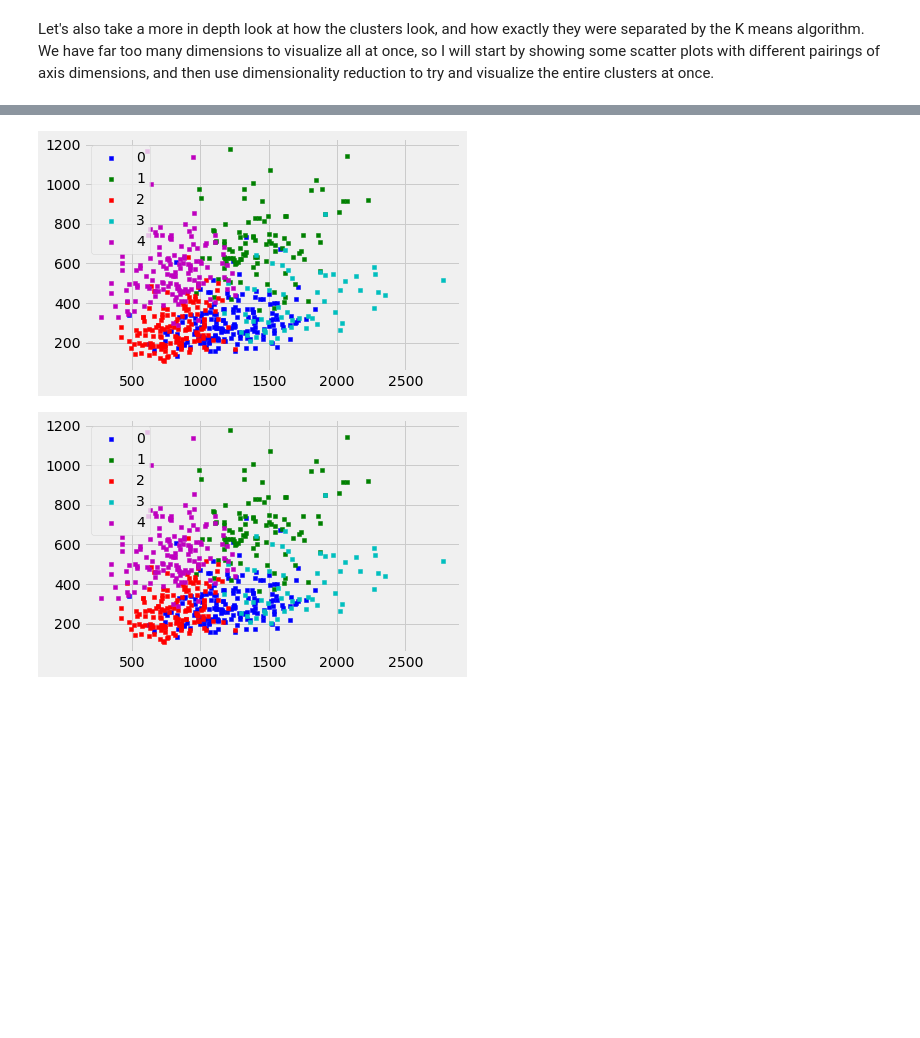
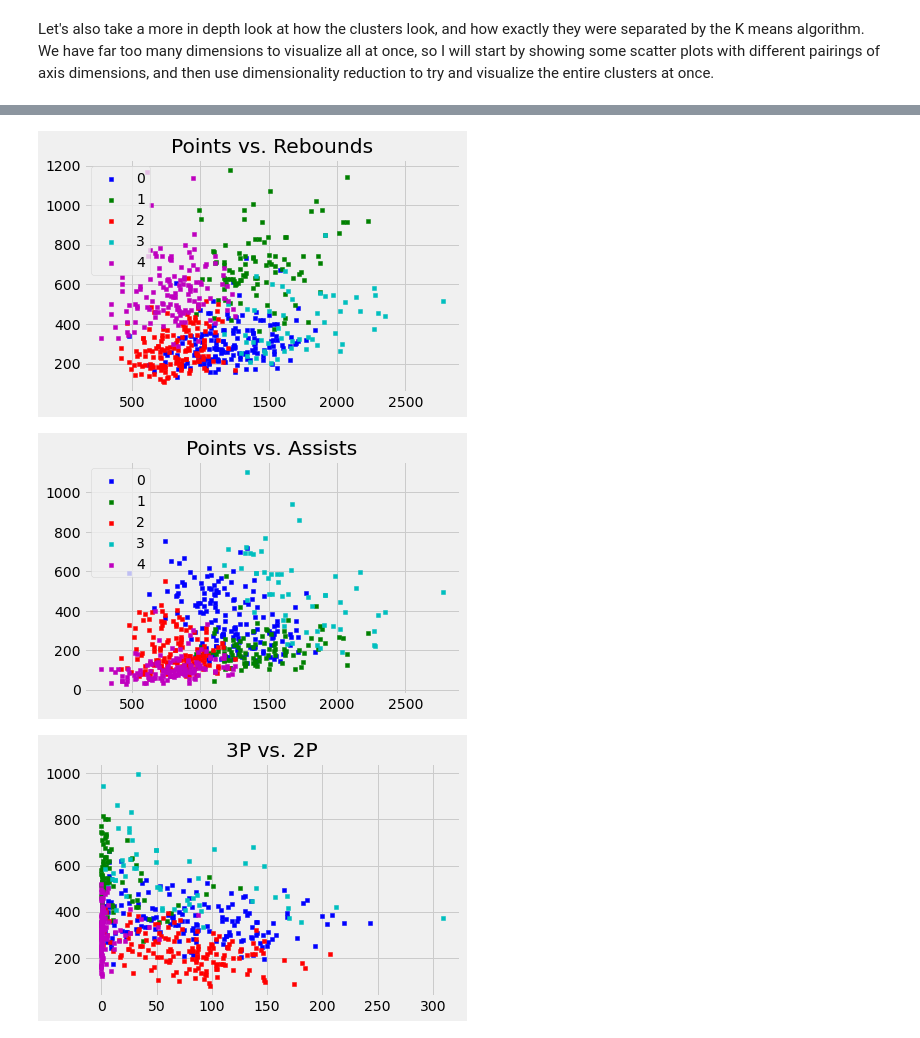
Before and after one commit to jamespupalaikis/NBA-Data, a Jupyter notebook: nba_kmeans_nb.ipynb, the cells around one changed output, grey strips where cells are left out. Saved outputs shown, nothing was run; the diff lists cells and outputs as text; code cells hidden in the pictures; blank space fills up the shorter version.

```diff
--- a/nba_kmeans_nb.ipynb
+++ b/nba_kmeans_nb.ipynb
@@ -270,26 +299,79 @@ This visualizes what I described before much more nicely. Stats are depicted as
 # %% [markdown]
 Let's also take a more in depth look at how the clusters look, and how exactly they were separated by the K means algorithm. We have far too many dimensions to visualize all at once, so I will start by showing some scatter plots with different pairings of axis dimensions, and then use dimensionality reduction to try and visualize the entire clusters at once.
 # %%
+names = list(enumerate(stats['Player']))
+print(stats)
 
 a0 = stats.loc[stats['Cluster'] == 0]
 a1 = stats.loc[stats['Cluster'] == 1]
 a2 = stats.loc[stats['Cluster'] == 2]
 a3 = stats.loc[stats['Cluster'] == 3]
 a4 = stats.loc[stats['Cluster'] == 4]
-x0,y0 = a0['PTS'], a0['ORB'] + a0['DRB']
-x1,y1 = a1['PTS'], a1['ORB'] + a1['DRB']
-x2,y2 = a2['PTS'], a2['ORB'] + a2['DRB']
-x3,y3 = a3['PTS'], a3['ORB'] + a3['DRB']
-x4,y4 = a4['PTS'], a4['ORB'] + a4['DRB']
+######################################################
+playerstolabel = ['Hakeem Olajuwon', "Shaquille O'Neal"]
 
+x0,y0 = (a0['PTS']), (a0['ORB'] + a0['DRB'])#.to_numpy()
+x1,y1 = (a1['PTS']), (a1['ORB'] + a1['DRB'])#.to_numpy()
+x2,y2 = (a2['PTS']), (a2['ORB'] + a2['DRB'])#.to_numpy()
+x3,y3 = (a3['PTS']), (a3['ORB'] + a3['DRB'])#.to_numpy()
+x4,y4 = (a4['PTS']), (a4['ORB'] + a4['DRB'])#.to_numpy()
+print(len(x0), len(y0))
 fig = plt.figure()
-ax1 = fig.add_subplot(111)
+ax1 = fig.add_subplot()
 
 ax1.scatter(x0,y0, s=10, c='b', marker="s", label='0')
 ax1.scatter(x1,y1, s=10, c='g', marker="s", label='1')
 ax1.scatter(x2,y2, s=10, c='r', marker="s", label='2')
 ax1.scatter(x3,y3, s=10, c='c', marker="s", label='3')
 ax1.scatter(x4,y4, s=10, c='m', marker="s", label='4')
-plt.legend(loc='upper left');
+
+plt.title('Points vs. Rebounds')
+ax1.legend(loc='upper left');
+'''for guy in names:
+    if(guy[1] in playerstolabel):# or (clustrs[guy[0]] == 'g'):
+        print(guy)
+        print(type(x0), type(y0))
+        ax1.annotate(guy[1],( x0.iloc[guy[0]], y0.iloc[guy[0]]))'''
 plt.show()
+
+################################################
+
+
+x00,y00 = a0['PTS'], a0['AST']
+x01,y01 = a1['PTS'], a1['AST']
+x02,y02 = a2['PTS'], a2['AST']
+x03,y03 = a3['PTS'], a3['AST']
+x04,y04 = a4['PTS'], a4['AST']
+
+fig2 = plt.figure()
+ax01 = fig2.add_subplot()
+
+ax01.scatter(x00,y00, s=10, c='b', marker="s", label='0')
+ax01.scatter(x01,y01, s=10, c='g', marker="s", label='1')
+ax01.scatter(x02,y02, s=10, c='r', marker="s", label='2')
+ax01.scatter(x03,y03, s=10, c='c', marker="s", label='3')
+ax01.scatter(x04,y04, s=10, c='m', marker="s", label='4')
+plt.title('Points vs. Assists')
+ax01.legend(loc='upper left');
+plt.show()
+
+#################################################33
+
+x000,y000 = a0['3P'], a0['2P']
+x001,y001 = a1['3P'], a1['2P']
+x002,y002 = a2['3P'], a2['2P']
+x003,y003 = a3['3P'], a3['2P']
+x004,y004 = a4['3P'], a4['2P']
+
+fig3 = plt.figure()
+ax001 = fig3.add_subplot()
+
+ax001.scatter(x000,y000, s=10, c='b', marker="s", label='0')
+ax001.scatter(x001,y001, s=10, c='g', marker="s", label='1')
+ax001.scatter(x002,y002, s=10, c='r', marker="s", label='2')
+ax001.scatter(x003,y003, s=10, c='c', marker="s", label='3')
+ax001.scatter(x004,y004, s=10, c='m', marker="s", label='4')
+plt.title('3P vs. 2P')
+ax01.legend(loc='upper left');
+plt.show()
 # %% [output]
@@ -296,5 +395,6 @@ plt.show()
-[figure, old version]
+[figure, new version]
-[figure, old version]
+[figure, new version]
+[figure, added]
 # %%
 from sklearn.manifold import TSNE
 import matplotlib.patches as mpatches
```
Also changed, not shown: parts of 7 cells of this notebook.
